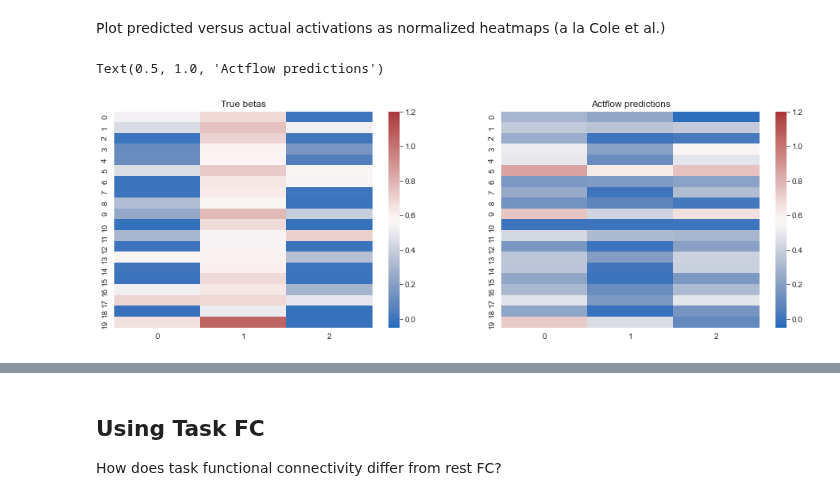
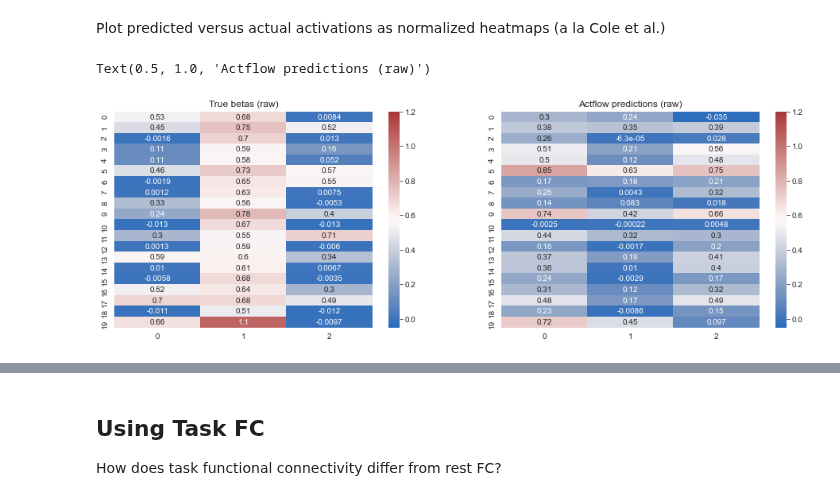
Before and after one commit to zenkavi/NeuralMassModels, a Jupyter notebook: notebooks/simulations/NB0_True_vs_functional_connectivity.ipynb, the cells around one changed output, grey strips where cells are left out. Drawn from its saved outputs; the diff is of its cells as text; code cells hidden in the pictures.

```diff
--- a/notebooks/simulations/NB0_True_vs_functional_connectivity.ipynb
+++ b/notebooks/simulations/NB0_True_vs_functional_connectivity.ipynb
@@ -259,12 +259,12 @@ Plot predicted versus actual activations as normalized heatmaps (a la Cole et al
 # %%
 plt.rcParams["figure.figsize"][0] = 16
 plt.rcParams["figure.figsize"][1] = 5
 fig, a = plt.subplots(1, 2)
 
-sns.heatmap(pd.DataFrame(np.vstack(task_betas)), ax=a[0], vmin=-.05, vmax=1.2, cmap="vlag")
-a[0].set_title('True betas')
-sns.heatmap(pd.DataFrame(np.vstack(actflow_preds)), ax=a[1], vmin=-.05, vmax=1.2, cmap="vlag")
-a[1].set_title('Actflow predictions')
+sns.heatmap(pd.DataFrame(np.vstack(task_betas)), ax=a[0], vmin=-.05, vmax=1.2, cmap="vlag", annot=True)
+a[0].set_title('True betas (raw)')
+sns.heatmap(pd.DataFrame(np.vstack(actflow_preds)), ax=a[1], vmin=-.05, vmax=1.2, cmap="vlag", annot=True)
+a[1].set_title('Actflow predictions (raw)')
 # %% [output]
-Text(0.5, 1.0, 'Actflow predictions')
+Text(0.5, 1.0, 'Actflow predictions (raw)')
-[figure, old version]
+[figure, new version]
```
Also changed, not shown: parts of 2 cells of this notebook.
